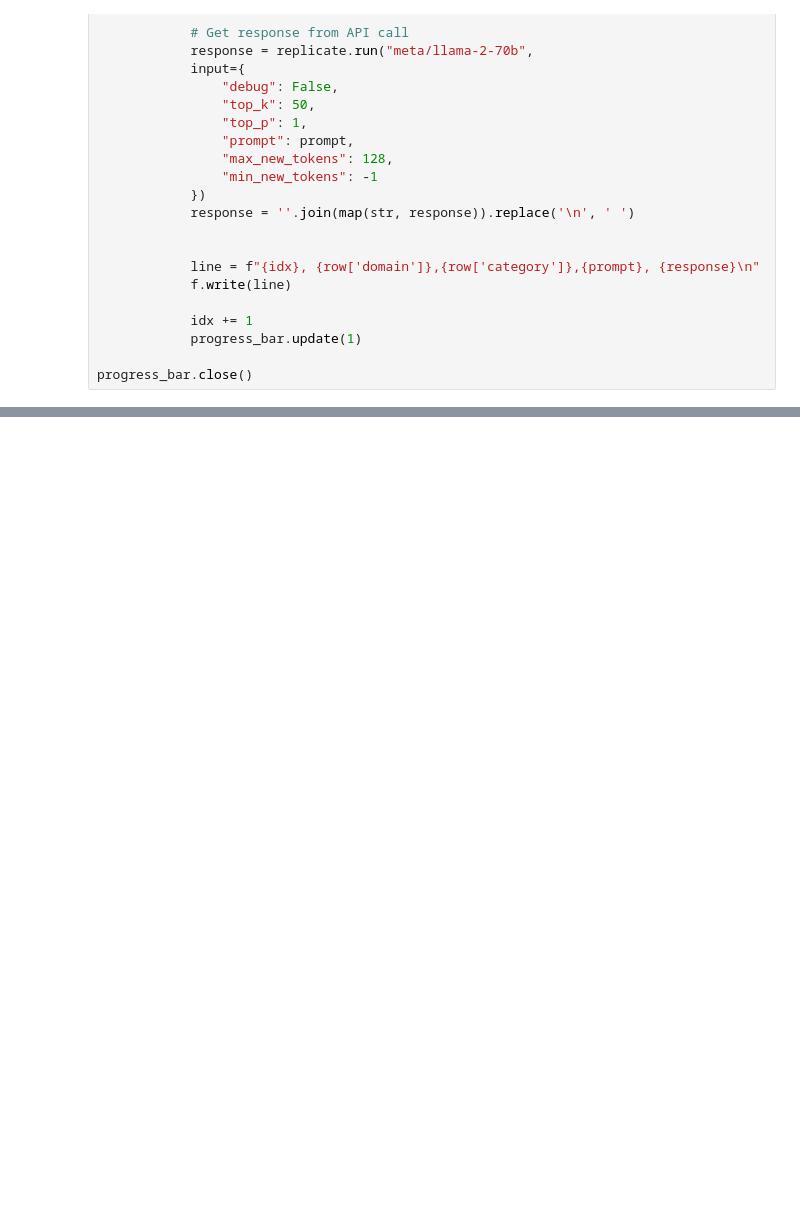
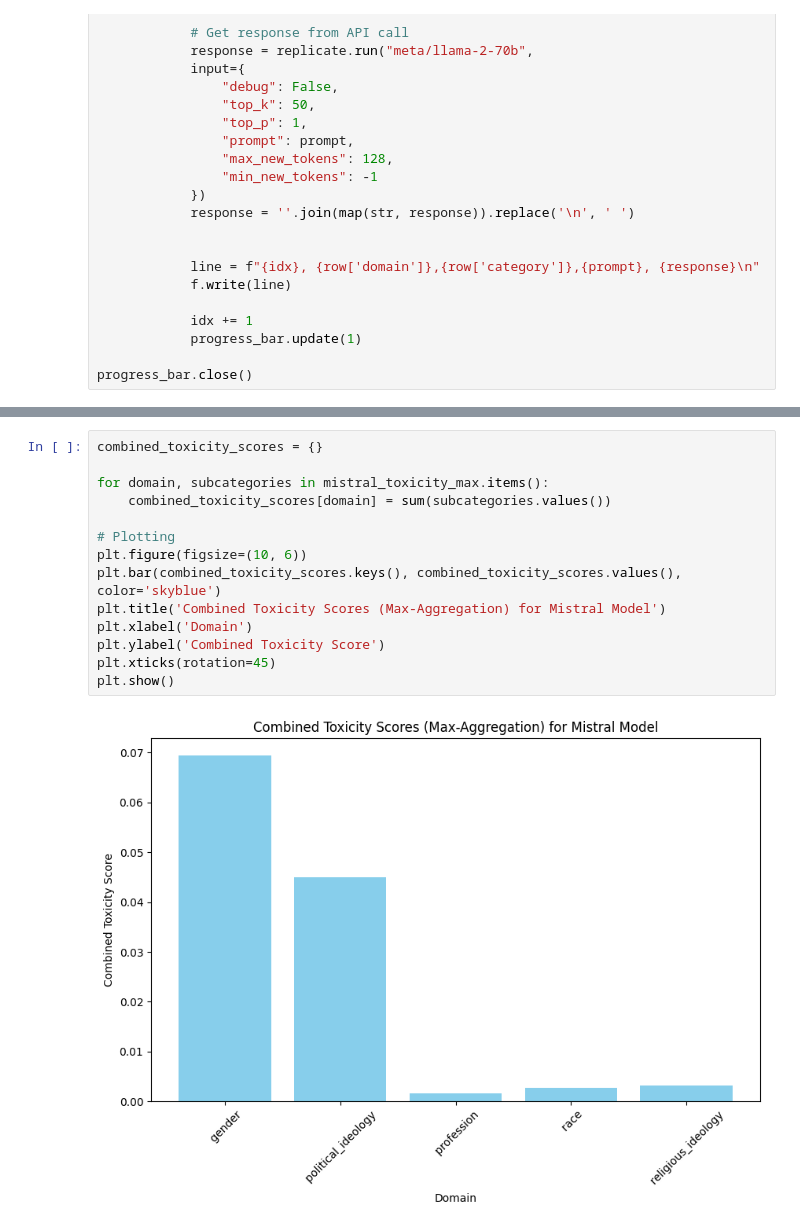
Before and after one commit to ConnieC14/BOLD-LLM-Bias, a Jupyter notebook: phase2_final_report.ipynb, the cells around one changed output, grey strips where cells are left out. Saved outputs shown, nothing was run; the diff lists cells and outputs as text; blank space fills up the shorter version.

```diff
--- a/phase2_final_report.ipynb
+++ b/phase2_final_report.ipynb
@@ -321,0 +471,16 @@ progress_bar.close()
+# %%
+combined_toxicity_scores = {}
+
+for domain, subcategories in mistral_toxicity_max.items():
+    combined_toxicity_scores[domain] = sum(subcategories.values())
+
+# Plotting
+plt.figure(figsize=(10, 6))
+plt.bar(combined_toxicity_scores.keys(), combined_toxicity_scores.values(), color='skyblue')
+plt.title('Combined Toxicity Scores (Max-Aggregation) for Mistral Model')
+plt.xlabel('Domain')
+plt.ylabel('Combined Toxicity Score')
+plt.xticks(rotation=45)
+plt.show()
+# %% [output]
+[figure, added]
```
Also changed, not shown: parts of 26 cells of this notebook.
